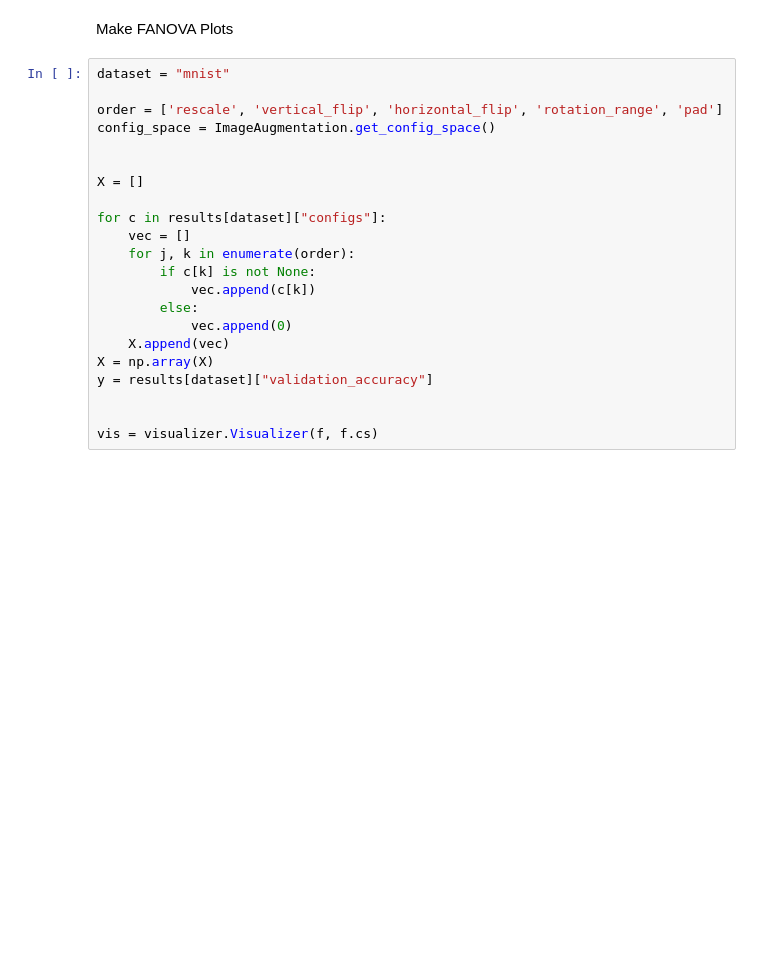
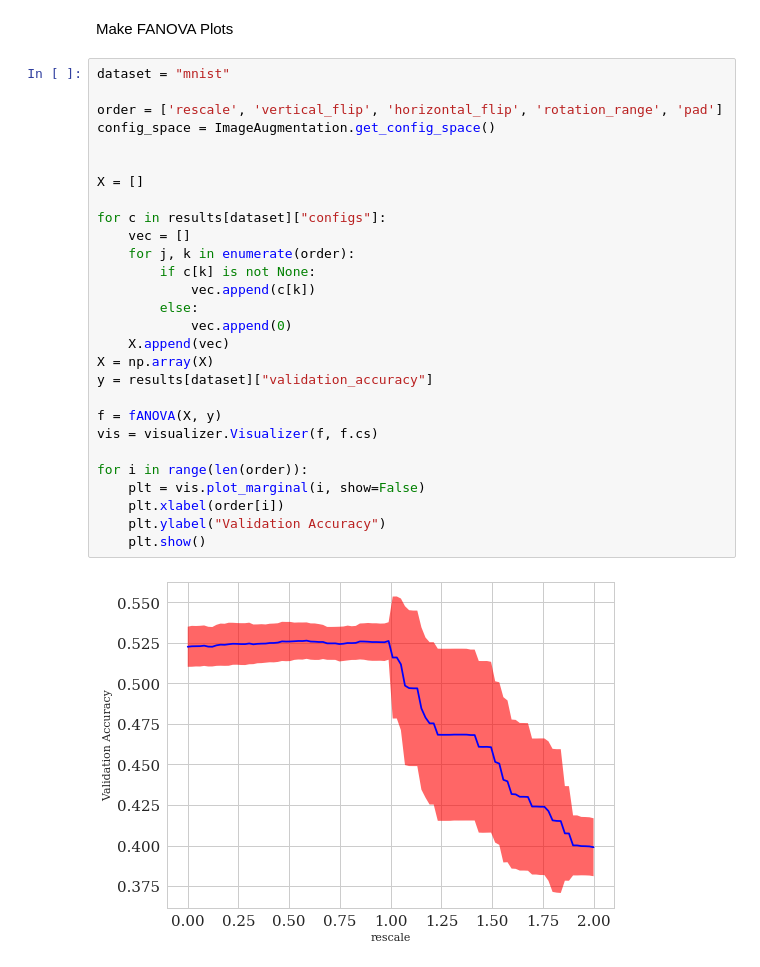
Before and after one commit to zemovi/AutoDA, a Jupyter notebook: notebooks/augmentation.ipynb, the cells around one changed output. Drawn from its saved outputs; the diff is of its cells as text; blank space fills up the shorter version.

```diff
--- a/notebooks/augmentation.ipynb
+++ b/notebooks/augmentation.ipynb
@@ -185,22 +186,30 @@ Make FANOVA Plots
 # %%
 dataset = "mnist"
 
 order = ['rescale', 'vertical_flip', 'horizontal_flip', 'rotation_range', 'pad']
 config_space = ImageAugmentation.get_config_space()
 
 
 X = []
 
 for c in results[dataset]["configs"]:
     vec = []
     for j, k in enumerate(order):
         if c[k] is not None:
             vec.append(c[k])
         else:
             vec.append(0)
     X.append(vec)
 X = np.array(X)
 y = results[dataset]["validation_accuracy"]
 
+f = fANOVA(X, y)
+vis = visualizer.Visualizer(f, f.cs)
 
-vis = visualizer.Visualizer(f, f.cs)
+for i in range(len(order)):
+    plt = vis.plot_marginal(i, show=False)
+    plt.xlabel(order[i])
+    plt.ylabel("Validation Accuracy")
+    plt.show()
+# %% [output]
+[figure, added]
```
Also changed, not shown: parts of 6 cells of this notebook.
